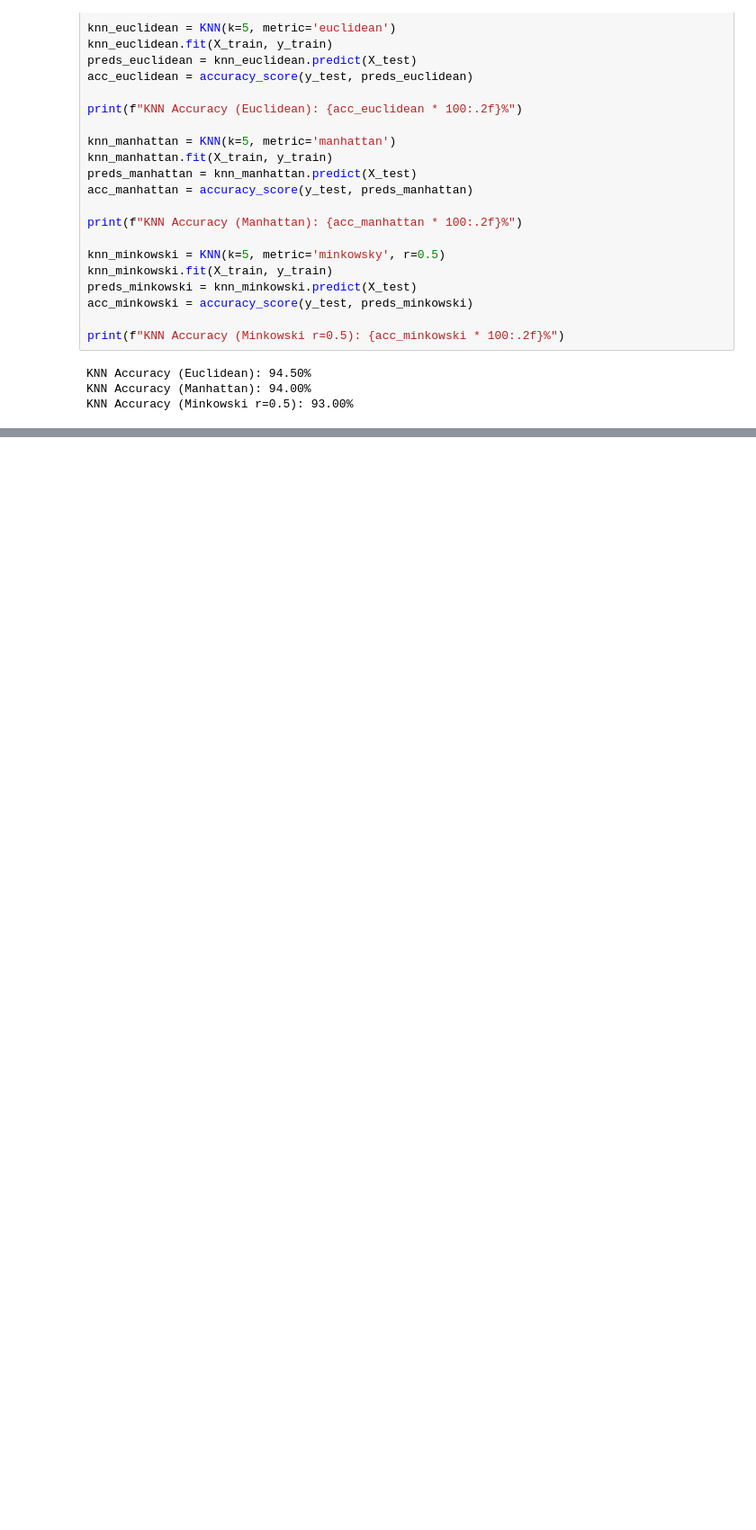
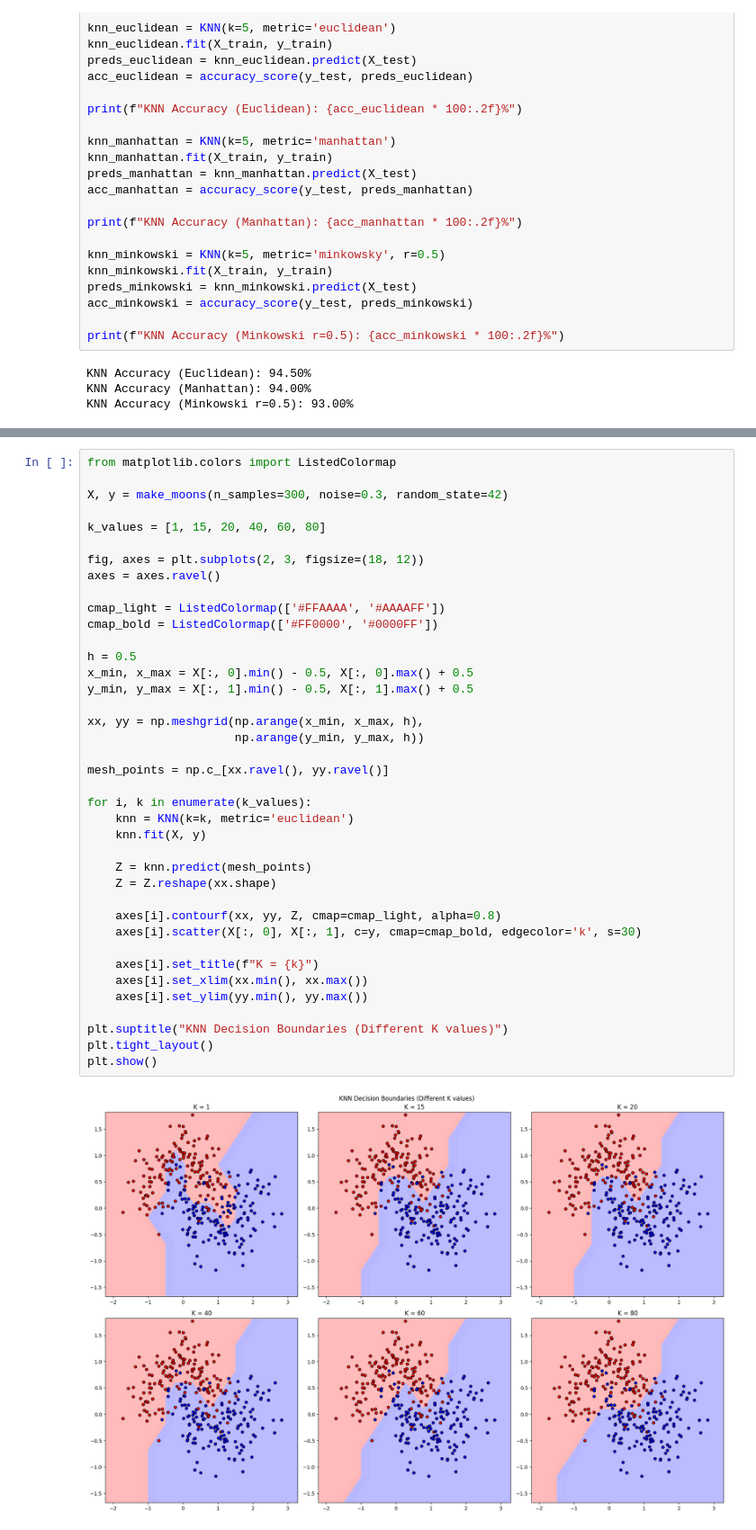
Before and after one commit to lokirithm/machine-learning-lab, a Jupyter notebook: ML_Lab_10_mar_27.ipynb, the cells around one changed output, grey strips where cells are left out. Shown at 90% size. Saved outputs shown, nothing was run; the diff lists cells and outputs as text; blank space fills up the shorter version.

```diff
--- a/ML_Lab_10_mar_27.ipynb
+++ b/ML_Lab_10_mar_27.ipynb
@@ -216,0 +269,41 @@ KNN Accuracy (Minkowski r=0.5): 93.00%
+# %%
+from matplotlib.colors import ListedColormap
+
+X, y = make_moons(n_samples=300, noise=0.3, random_state=42)
+
+k_values = [1, 15, 20, 40, 60, 80]
+
+fig, axes = plt.subplots(2, 3, figsize=(18, 12))
+axes = axes.ravel()
+
+cmap_light = ListedColormap(['#FFAAAA', '#AAAAFF'])
+cmap_bold = ListedColormap(['#FF0000', '#0000FF'])
+
+h = 0.5
+x_min, x_max = X[:, 0].min() - 0.5, X[:, 0].max() + 0.5
+y_min, y_max = X[:, 1].min() - 0.5, X[:, 1].max() + 0.5
+
+xx, yy = np.meshgrid(np.arange(x_min, x_max, h),
+                     np.arange(y_min, y_max, h))
+
+mesh_points = np.c_[xx.ravel(), yy.ravel()]
+
+for i, k in enumerate(k_values):
+    knn = KNN(k=k, metric='euclidean')
+    knn.fit(X, y)
+
+    Z = knn.predict(mesh_points)
+    Z = Z.reshape(xx.shape)
+
+    axes[i].contourf(xx, yy, Z, cmap=cmap_light, alpha=0.8)
+    axes[i].scatter(X[:, 0], X[:, 1], c=y, cmap=cmap_bold, edgecolor='k', s=30)
+
+    axes[i].set_title(f"K = {k}")
+    axes[i].set_xlim(xx.min(), xx.max())
+    axes[i].set_ylim(yy.min(), yy.max())
+
+plt.suptitle("KNN Decision Boundaries (Different K values)")
+plt.tight_layout()
+plt.show()
+# %% [output]
+[figure, added]
```
Also changed, not shown: parts of 3 cells of this notebook.
